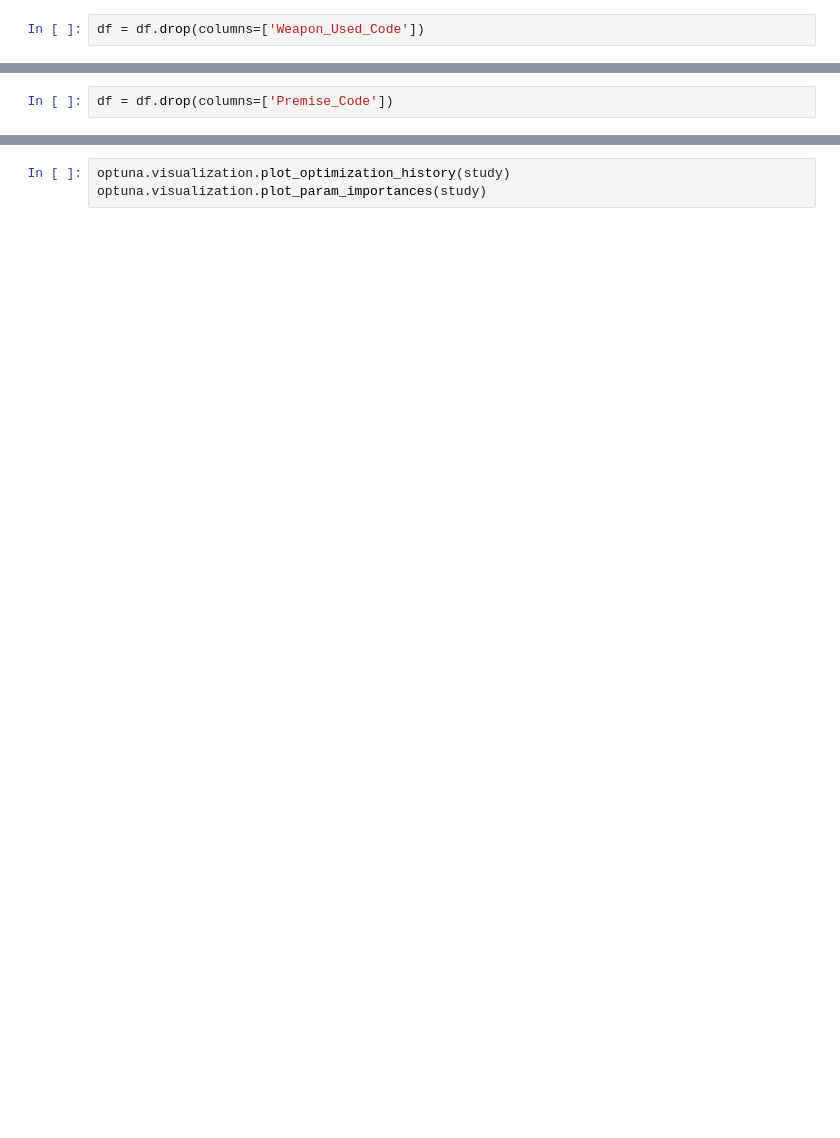
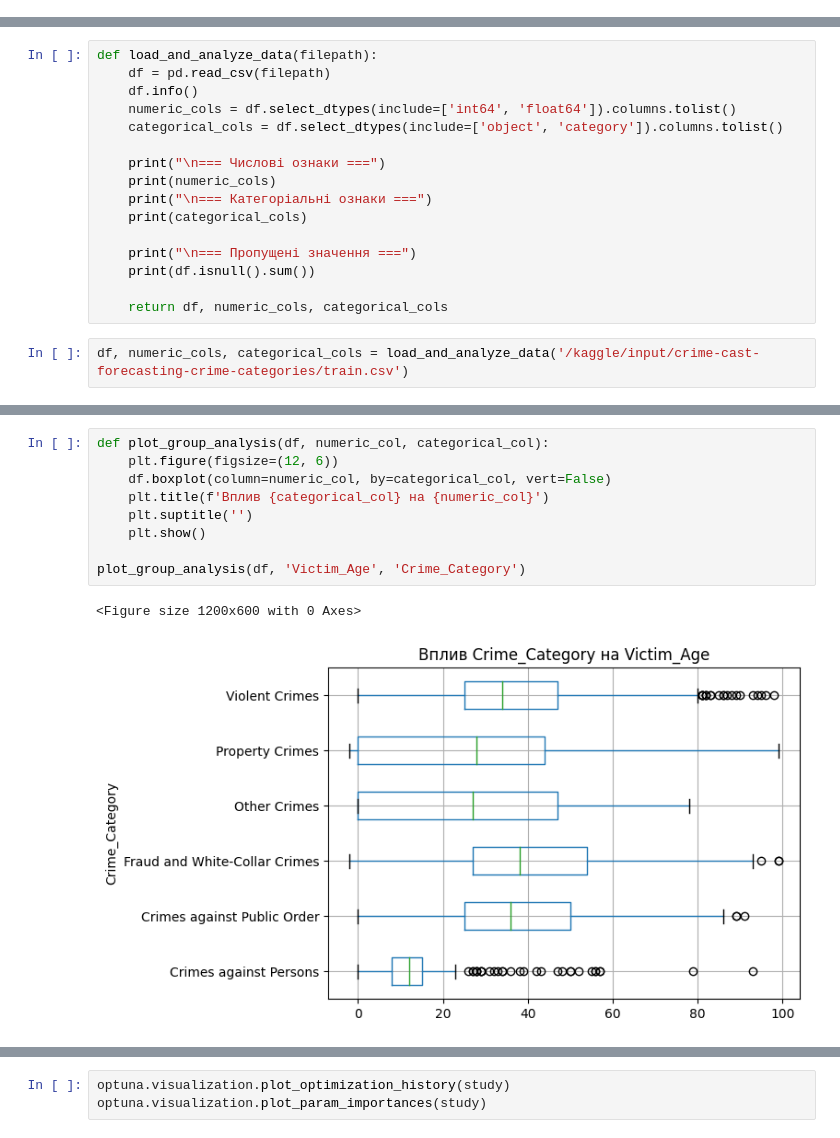
Before and after one commit to mssamoilenko/data_analysis_crime_samoilenko, a Jupyter notebook: data-analysis-crime-samoilenko2.ipynb, the cells around one changed output, grey strips where cells are left out. Cells and saved outputs as stored; diff of their text form; blank space fills up the shorter version.

Commit message:
Kaggle Notebook | data_analysis_crime_samoilenko | Version 16

```diff
--- a/data-analysis-crime-samoilenko2.ipynb
+++ b/data-analysis-crime-samoilenko2.ipynb
@@ -373,2 +0,0 @@ print("Рядки з Weapon_Description, але без Weapon_Used_Code:", df[df
-# %%
-df = df.drop(columns=['Weapon_Used_Code'])
@@ -430,2 +0,0 @@ result
-# %%
-df = df.drop(columns=['Premise_Code'])
@@ -693,0 +10,18 @@ plt.show()
+# %%
+def load_and_analyze_data(filepath):
+    df = pd.read_csv(filepath)
+    df.info()
+    numeric_cols = df.select_dtypes(include=['int64', 'float64']).columns.tolist()
+    categorical_cols = df.select_dtypes(include=['object', 'category']).columns.tolist()
+
+    print("\n=== Числові ознаки ===")
+    print(numeric_cols)
+    print("\n=== Категоріальні ознаки ===")
+    print(categorical_cols)
+
+    print("\n=== Пропущені значення ===")
+    print(df.isnull().sum())
+
+    return df, numeric_cols, categorical_cols
+# %%
+df, numeric_cols, categorical_cols = load_and_analyze_data('/kaggle/input/crime-cast-forecasting-crime-categories/train.csv')
@@ -693,0 +313,12 @@ plt.show()
+# %%
+def plot_group_analysis(df, numeric_col, categorical_col):
+    plt.figure(figsize=(12, 6))
+    df.boxplot(column=numeric_col, by=categorical_col, vert=False)
+    plt.title(f'Вплив {categorical_col} на {numeric_col}')
+    plt.suptitle('')
+    plt.show()
+
+plot_group_analysis(df, 'Victim_Age', 'Crime_Category')
+# %% [output]
+<Figure size 1200x600 with 0 Axes>
+[figure, added]
```
Also changed, not shown: parts of 93 cells of this notebook.
